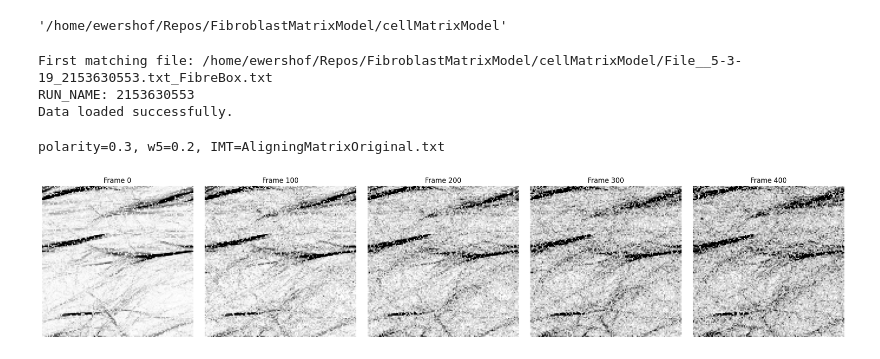
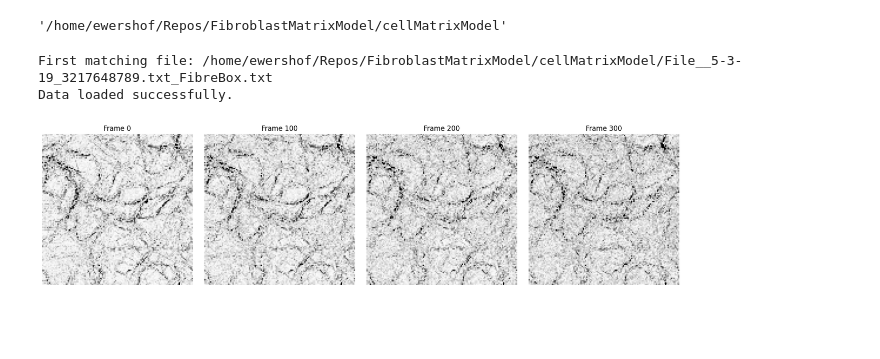
Before and after one commit to wershofe/FibroblastMatrixModel, a Jupyter notebook: cellMatrixModel/20241209_VIsualizeECM.ipynb, the cells around one changed output. Saved outputs shown, nothing was run; the diff lists cells and outputs as text; code cells hidden in the pictures; blank space fills up the shorter version.

Commit message:
figured out how to input an old ECM

```diff
--- a/cellMatrixModel/20241209_VIsualizeECM.ipynb
+++ b/cellMatrixModel/20241209_VIsualizeECM.ipynb
@@ -9,38 +9,3 @@ import re
 os.getcwd()
 # %% [output]
 '/home/ewershof/Repos/FibroblastMatrixModel/cellMatrixModel'
-# %%
-
-# Specify the directory to search for files
-directory = os.getcwd()
-
-# Regular expression to match the file pattern
-file_pattern = r"File__5-3-19_(\d+)\.txt_FibreBox\.txt"
-
-# Initialize variables
-file_path = None
-run_name = None
-
-# Loop through the files in the directory to find the first matching file
-for filename in os.listdir(directory):
-    match = re.match(file_pattern, filename)
-    if match:
-        run_name = match.group(1)  # Extract RUN_NAME from the filename
-        file_path = os.path.join(directory, filename)
-        break  # Stop after finding the first match
-
-# Check if a matching file was found
-if file_path:
-    print(f"First matching file: {file_path}")
-    print(f"RUN_NAME: {run_name}")
-
-    # Read the file as a CSV
-    data = pd.read_csv(file_path, sep='\t', header=None)  # Update delimiter if necessary
-    data.columns = ['boxD','frame','x','y','theta','density']
-    print("Data loaded successfully.")
-else:
-    print("No matching file found in the specified directory.")
-# %% [output]
-First matching file: /home/ewershof/Repos/FibroblastMatrixModel/cellMatrixModel/File__5-3-19_2153630553.txt_FibreBox.txt
-RUN_NAME: 2153630553
-Data loaded successfully.
@@ -47,3 +51,10 @@ Data loaded successfully.
+# %%
+directory = os.getcwd()
+run_id = '3217648789'
+data = read_first_matching_file(directory, run_id)
+# %% [output]
+First matching file: /home/ewershof/Repos/FibroblastMatrixModel/cellMatrixModel/File__5-3-19_3217648789.txt_FibreBox.txt
+Data loaded successfully.
 # %%
 
 # Get unique frames
@@ -65,38 +76,37 @@ for i, frame in enumerate(frames):
     # Filter data for the current frame
     frame_data = data[data['frame'] == frame]
 
     # Create an empty image
     image = np.zeros((size, size))
 
     # Populate the image
     for _, row in frame_data.iterrows():
         # Set the pixel value based on density
         image[int(row['y']), int(row['x'])] = 100 - row['density']
 
     # Normalize the image to 0-1 for displaying
     image /= 100.0
 
     # Save the individual image as PNG
-    plt.imsave(f'{run_name}_{frame}.png', image, cmap='gray', origin='lower', vmax=1,vmin=0)
+    plt.imsave(f'{run_id}_{frame}.png', image, cmap='gray', origin='lower', vmax=1,vmin=0)
 
     # Plot on the subplot
     ax = axes[i]
     ax.imshow(image, cmap='gray', origin='lower', vmax=1,vmin=0)
     ax.axis('off')
     ax.set_title(f'Frame {frame}')
 
 # Hide unused subplots
 for j in range(i + 1, len(axes)):
     axes[j].axis('off')
 
-# Adjust layout and show the full figure
-polarity = '0.3'
-w5 = '0.2'
-IMT = 'AligningMatrixOriginal.txt'
+# # Adjust layout and show the full figure
+# polarity = '0.3'
+# w5 = '0.2'
+# IMT = 'AligningMatrixOriginal.txt'
 
-print(f'polarity={polarity}, w5={w5}, IMT={IMT}')
+# print(f'polarity={polarity}, w5={w5}, IMT={IMT}')
 plt.tight_layout()
 plt.show()
 # %% [output]
-polarity=0.3, w5=0.2, IMT=AligningMatrixOriginal.txt
-[figure, old version]
+[figure, new version]
```
Also changed, not shown: parts of 1 cell of this notebook, 1 other file.
